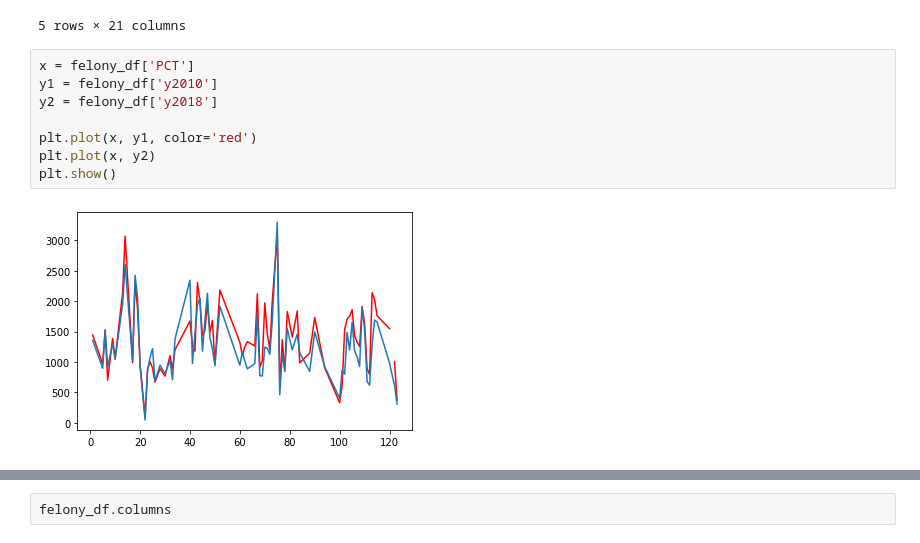
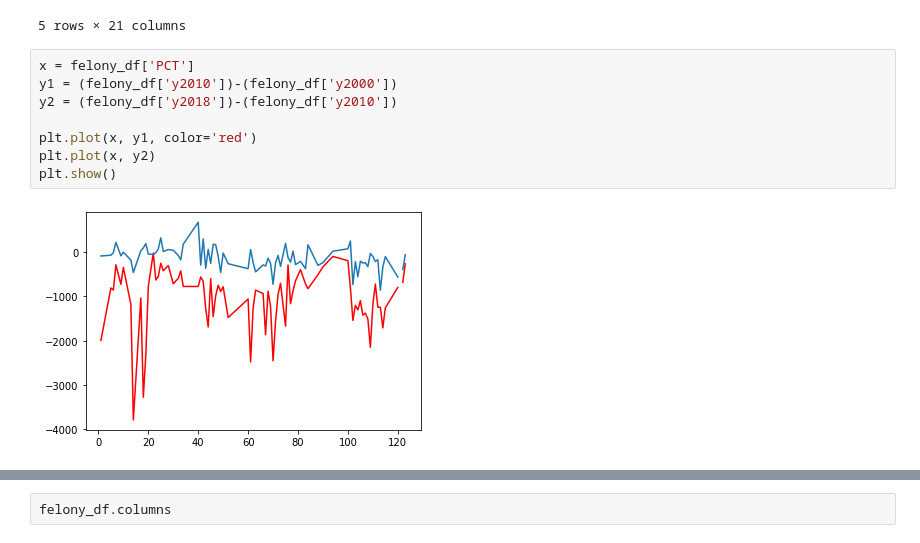
Before and after one commit to triolinho/stats_project, a Jupyter notebook: project_nb.ipynb, the cells around one changed output, grey strips where cells are left out. Saved outputs shown, nothing was run; the diff lists cells and outputs as text.

```diff
--- a/project_nb.ipynb
+++ b/project_nb.ipynb
@@ -536,11 +538,11 @@ felony_df.head()
 5 rows × 21 columns
 # %%
 x = felony_df['PCT']
-y1 = felony_df['y2010']
-y2 = felony_df['y2018']
+y1 = (felony_df['y2010'])-(felony_df['y2000'])
+y2 = (felony_df['y2018'])-(felony_df['y2010'])
 
 plt.plot(x, y1, color='red')
 plt.plot(x, y2)
 plt.show()
 # %% [output]
-[figure, old version]
+[figure, new version]
```
Also changed, not shown: parts of 4 cells of this notebook, 1 other file.
